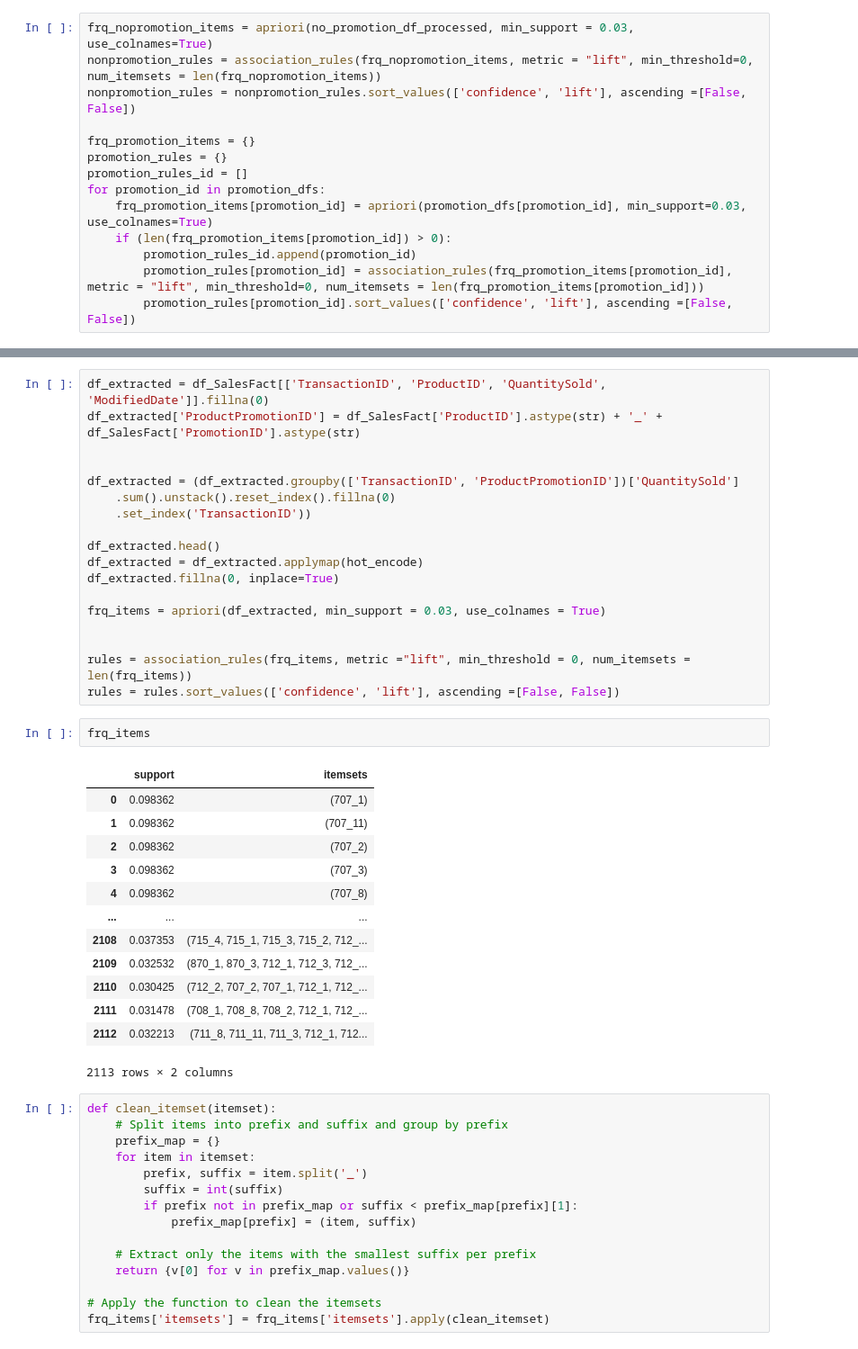
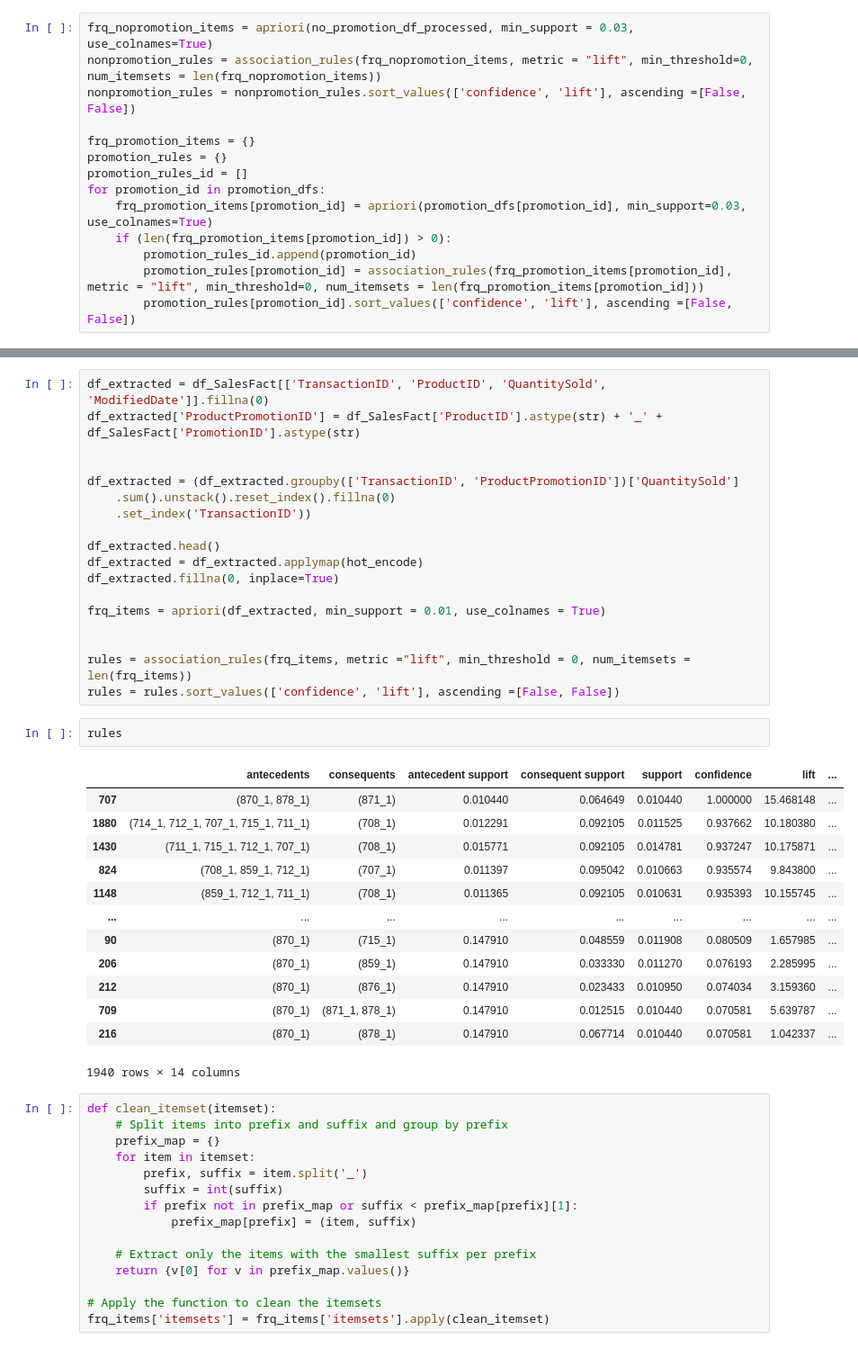
Before and after one commit to mniac810/CompnyXRuleMining, a Jupyter notebook: dataMining.ipynb, the cells around one changed output, grey strips where cells are left out. Shown: that part at 90% size. Cells and saved outputs as stored; diff of their text form.

```diff
--- a/dataMining.ipynb
+++ b/dataMining.ipynb
@@ -415,27 +459,27 @@ df_extracted.head()
 df_extracted = df_extracted.applymap(hot_encode)
 df_extracted.fillna(0, inplace=True)
 
-frq_items = apriori(df_extracted, min_support = 0.03, use_colnames = True)
+frq_items = apriori(df_extracted, min_support = 0.01, use_colnames = True)
 
 
 rules = association_rules(frq_items, metric ="lift", min_threshold = 0, num_itemsets = len(frq_items))
 rules = rules.sort_values(['confidence', 'lift'], ascending =[False, False])
-# %%
-frq_items
-# %% [output]
-|  | support | itemsets |
-| 0 | 0.098362 | (707_1) |
-| 1 | 0.098362 | (707_11) |
-| 2 | 0.098362 | (707_2) |
-| 3 | 0.098362 | (707_3) |
-| 4 | 0.098362 | (707_8) |
-| ... | ... | ... |
-| 2108 | 0.037353 | (715_4, 715_1, 715_3, 715_2, 712_... |
-| 2109 | 0.032532 | (870_1, 870_3, 712_1, 712_3, 712_... |
-| 2110 | 0.030425 | (712_2, 707_2, 707_1, 712_1, 712_... |
-| 2111 | 0.031478 | (708_1, 708_8, 708_2, 712_1, 712_... |
-| 2112 | 0.032213 | (711_8, 711_11, 711_3, 712_1, 712... |
-2113 rows × 2 columns
+# %%
+rules
+# %% [output]
+|  | antecedents | consequents | antecedent support | consequent support | support | confidence | lift | ... |
+| 707 | (870_1, 878_1) | (871_1) | 0.010440 | 0.064649 | 0.010440 | 1.000000 | 15.468148 | ... |
+| 1880 | (714_1, 712_1, 707_1, 715_1, 711_1) | (708_1) | 0.012291 | 0.092105 | 0.011525 | 0.937662 | 10.180380 | ... |
+| 1430 | (711_1, 715_1, 712_1, 707_1) | (708_1) | 0.015771 | 0.092105 | 0.014781 | 0.937247 | 10.175871 | ... |
+| 824 | (708_1, 859_1, 712_1) | (707_1) | 0.011397 | 0.095042 | 0.010663 | 0.935574 | 9.843800 | ... |
+| 1148 | (859_1, 712_1, 711_1) | (708_1) | 0.011365 | 0.092105 | 0.010631 | 0.935393 | 10.155745 | ... |
+| ... | ... | ... | ... | ... | ... | ... | ... | ... |
+| 90 | (870_1) | (715_1) | 0.147910 | 0.048559 | 0.011908 | 0.080509 | 1.657985 | ... |
+| 206 | (870_1) | (859_1) | 0.147910 | 0.033330 | 0.011270 | 0.076193 | 2.285995 | ... |
+| 212 | (870_1) | (876_1) | 0.147910 | 0.023433 | 0.010950 | 0.074034 | 3.159360 | ... |
+| 709 | (870_1) | (871_1, 878_1) | 0.147910 | 0.012515 | 0.010440 | 0.070581 | 5.639787 | ... |
+| 216 | (870_1) | (878_1) | 0.147910 | 0.067714 | 0.010440 | 0.070581 | 1.042337 | ... |
+1940 rows × 14 columns
 # %%
 def clean_itemset(itemset):
     # Split items into prefix and suffix and group by prefix
```
Also changed, not shown: parts of 27 cells of this notebook.
